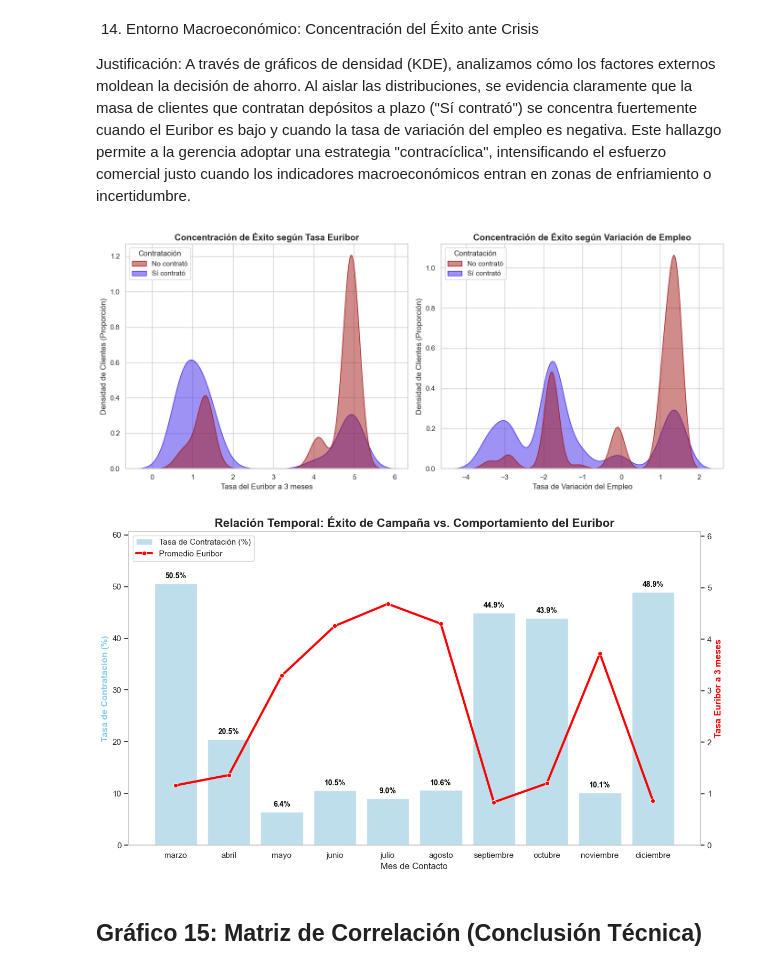
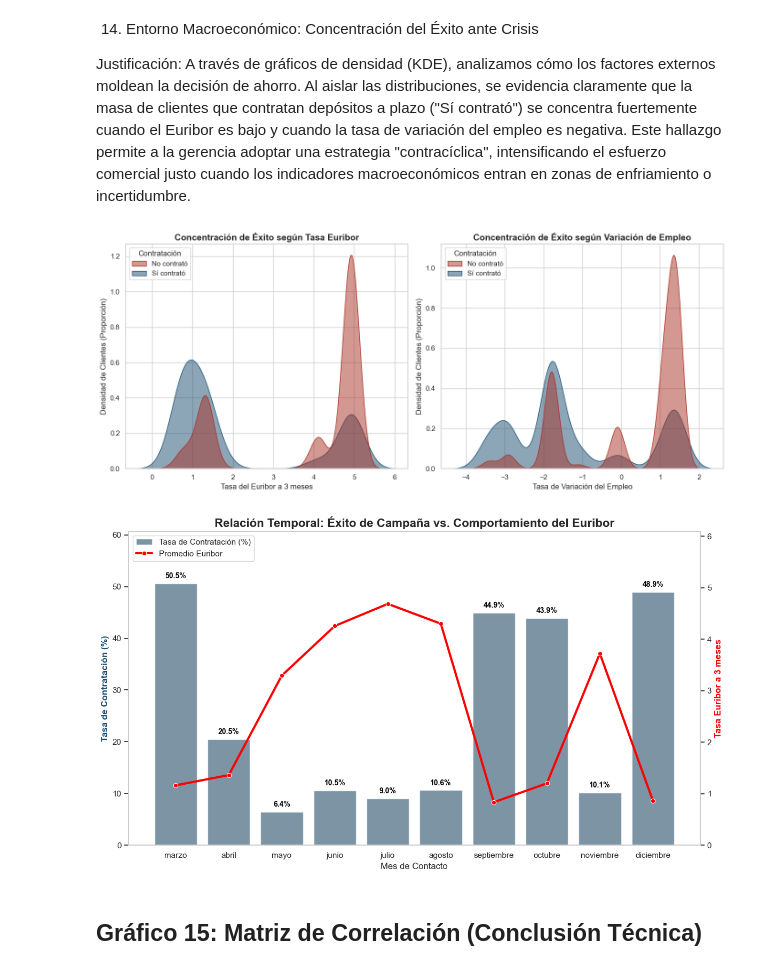
Before and after one commit to sparklyeonn/Proyecto-Preprocesamiento, a Jupyter notebook: graficos.ipynb, the cells around one changed output. Drawn from its saved outputs; the diff is of its cells as text; code cells hidden in the pictures.

Commit message:
Colores

```diff
--- a/graficos.ipynb
+++ b/graficos.ipynb
@@ -34,7 +34,7 @@ conteo_y = df['y'].value_counts()
 conteo_y.index = ['No contrató', 'Sí contrató']
 
 # Generación del gráfico de barras con Seaborn
-ax = sns.barplot(x=conteo_y.index, y=conteo_y.values, palette=['#ff9999', '#66b3ff'], edgecolor='black')
+ax = sns.barplot(x=conteo_y.index, y=conteo_y.values, palette=['#A93226', '#1B4F72'], edgecolor='black')
 
 plt.title('Distribución Total de Contratación de Depósitos a Plazo', fontsize=16, fontweight='bold')
 plt.xlabel('Resultado de la Campaña', fontsize=12)
@@ -252,7 +252,7 @@ Justificación: Este gráfico de barras agrupadas responde a una hipótesis de n
 plt.figure(figsize=(10, 6))
 
 # Generación del gráfico de barras agrupadas (countplot cuenta las cantidades absolutas)
-ax = sns.countplot(data=df, x='housing', hue='y', palette=['#ff9999', '#66b3ff'], edgecolor='black')
+ax = sns.countplot(data=df, x='housing', hue='y', palette=['#A93226', '#1B4F72'], edgecolor='black')
 
 plt.title('Volumen de Clientes según Crédito Hipotecario y Resultado', fontsize=16, fontweight='bold')
 plt.xlabel('¿Tiene Crédito Hipotecario?', fontsize=12)
@@ -361,7 +361,7 @@ Justificación: Un gráfico de barras agrupadas que compara la efectividad del t
 plt.figure(figsize=(10, 6))
 
 # Usamos countplot para ver tanto el volumen de llamadas como la proporción de éxito
-ax = sns.countplot(data=df, x='contact', hue='y', palette=['#ff9999', '#66b3ff'], edgecolor='black')
+ax = sns.countplot(data=df, x='contact', hue='y', palette=['#A93226', '#1B4F72'], edgecolor='black')
 
 plt.title('Volumen y Efectividad según Canal de Comunicación', fontsize=16, fontweight='bold')
 plt.xlabel('Canal de Contacto', fontsize=12)
@@ -402,7 +402,7 @@ df_plot_camp = df.copy()
 df_plot_camp['campaign'] = df_plot_camp['campaign'].astype(int)
 
 # 2. Usamos countplot con la nueva variable entera
-ax = sns.countplot(data=df_plot_camp, x='campaign', color='skyblue', edgecolor='black')
+ax = sns.countplot(data=df_plot_camp, x='campaign', color='#1B4F72', edgecolor='black')
 
 plt.title('Distribución de Llamadas Realizadas por Cliente en la Campaña Actual', fontsize=16, fontweight='bold')
 plt.xlabel('Número de Contactos (Campaña)', fontsize=12)
@@ -511,7 +511,7 @@ fig, axes = plt.subplots(1, 2, figsize=(14, 6))
 # 1. Mapeo temporal: Renombramos la columna a 'Contratación' para que aparezca así en la leyenda
 df_temp = df.copy()
 df_temp['Contratación'] = df_temp['y'].map({0: 'No contrató', 1: 'Sí contrató'})
-colores_densidad = {'No contrató': "#a21818", 'Sí contrató': "#3e27ec"}
+colores_densidad = {'No contrató': "#A93226", 'Sí contrató': "#1B4F72"}
 
 # 2. Subgráfico 1: Impacto del Euribor (Usamos hue='Contratación')
 sns.kdeplot(data=df_temp, x='euribor3m', hue='Contratación', fill=True,
@@ -530,7 +530,7 @@ axes[1].set_ylabel('Densidad de Clientes (Proporción)', fontsize=12)
 plt.tight_layout()
 plt.show()
 # %% [output]
-[figure, old version]
+[figure, new version]
 # %%
 import matplotlib.pyplot as plt
 import seaborn as sns
@@ -546,8 +546,8 @@ color_barras = 'skyblue'
 orden_meses = ['marzo', 'abril', 'mayo', 'junio', 'julio', 'agosto', 'septiembre', 'octubre', 'noviembre', 'diciembre']
 tasa_mes = df.groupby('month')['y'].mean().reindex(orden_meses) * 100
 
-sns.barplot(x=tasa_mes.index, y=tasa_mes.values, alpha=0.6, color=color_barras, label='Tasa de Contratación (%)', ax=ax1)
-ax1.set_ylabel('Tasa de Contratación (%)', fontsize=12, fontweight='bold', color=color_barras)
+sns.barplot(x=tasa_mes.index, y=tasa_mes.values, alpha=0.6, color='#1B4F72', label='Tasa de Contratación (%)', ax=ax1)
+ax1.set_ylabel('Tasa de Contratación (%)', fontsize=12, fontweight='bold', color='#1B4F72')
 ax1.set_xlabel('Mes de Contacto', fontsize=12)
 
 # --- NUEVO: Añadimos los porcentajes sobre las barras ---
@@ -565,34 +565,34 @@ for p in ax1.patches:
 ax1.set_ylim(0, tasa_mes.max() * 1.20)
 
 # 2. Configuración del segundo eje (Línea para el Euribor promedio)
 ax2 = ax1.twinx()
 euribor_mes = df.groupby('month')['euribor3m'].mean().reindex(orden_meses)
 
 sns.lineplot(x=euribor_mes.index, y=euribor_mes.values, color='red', marker='o', linewidth=3, label='Promedio Euribor', ax=ax2)
 ax2.set_ylabel('Tasa Euribor a 3 meses', fontsize=12, fontweight='bold', color='red')
 
 # Ampliamos también el eje Y del Euribor un 30% para empujar la línea hacia abajo si es necesario, evitando que tache los números
 ax2.set_ylim(0, euribor_mes.max() * 1.30)
 
 # Detalles finales
 plt.title('Relación Temporal: Éxito de Campaña vs. Comportamiento del Euribor', fontsize=16, fontweight='bold')
 ax1.grid(False) # Limpiamos el fondo
 ax2.grid(False)
 
 # Solución para la leyenda superpuesta
 handles1, labels1 = ax1.get_legend_handles_labels()
 handles2, labels2 = ax2.get_legend_handles_labels()
 
 if ax2.get_legend() is not None:
     ax2.get_legend().remove()
 
 # Leyenda unificada
 ax1.legend(handles1 + handles2, labels1 + labels2, loc='upper left', fontsize=11, frameon=True)
 
 plt.tight_layout()
 plt.show()
 # %% [output]
-[figure, old version]
+[figure, new version]
 # %% [markdown]
 ## Gráfico 15: Matriz de Correlación (Conclusión Técnica)
 # %% [markdown]
```
Also changed, not shown: parts of 8 cells of this notebook.
